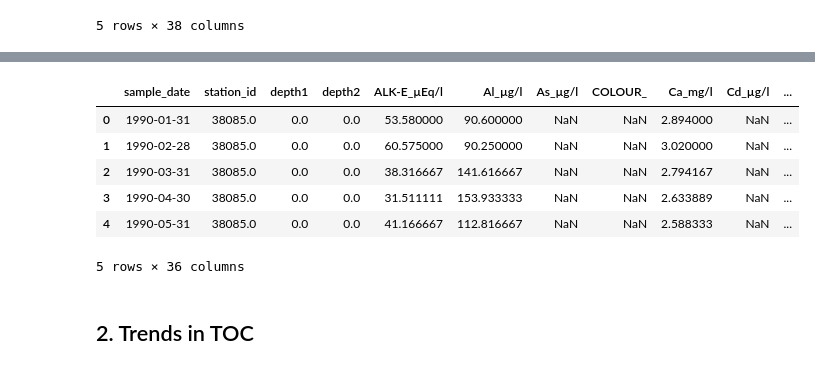
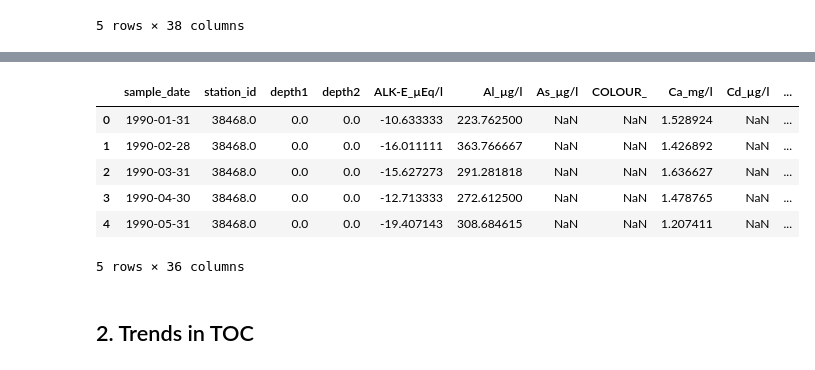
Before and after one commit to JamesSample/icpw, a Jupyter notebook: prophet_test.ipynb, the cells around one changed output, grey strips where cells are left out. Saved outputs shown, nothing was run; the diff lists cells and outputs as text; code cells hidden in the pictures.

```diff
--- a/prophet_test.ipynb
+++ b/prophet_test.ipynb
@@ -12,8 +14,8 @@ Pick a station with long-term monitoring at fairly high frequency. `'CA01'` look
 # %%
 # Read data
 xl_path = r'../../update_autumn_2018/results/all_chem_1990-2016.xlsx'
-df = pd.read_excel(xl_path, sheet_name='data')
-df.head()
+df_all = pd.read_excel(xl_path, sheet_name='data')
+df_all.head()
 # %% [output]
 |  | station_id | station_code | station_name | sample_date | depth1 | depth2 | ALK-E_µEq/l | Al_µg/l | As_µg/l | ... |
 | 0 | 38085 | Tr18_CA01 | Ontario, Algoma Region, Batchawan... | 1990-01-03 | 0 | 0 | 50.5 | 86.6 | NaN | ... |
@@ -25,16 +49,19 @@ df.head()
 # %%
-# Resample to monthly for CA01
-df = df.query('station_id == 38085')
+# Choose site
+stn = 'Tr18_US_0143400680'
+
+# Resample to monthly for chosen site
+df = df_all.query('station_code == @stn')
 df.index = df['sample_date']
 df = df.resample('M').mean().reset_index()
 df.head()
 # %% [output]
 |  | sample_date | station_id | depth1 | depth2 | ALK-E_µEq/l | Al_µg/l | As_µg/l | COLOUR_ | Ca_mg/l | Cd_µg/l | ... |
-| 0 | 1990-01-31 | 38085.0 | 0.0 | 0.0 | 53.580000 | 90.600000 | NaN | NaN | 2.894000 | NaN | ... |
-| 1 | 1990-02-28 | 38085.0 | 0.0 | 0.0 | 60.575000 | 90.250000 | NaN | NaN | 3.020000 | NaN | ... |
-| 2 | 1990-03-31 | 38085.0 | 0.0 | 0.0 | 38.316667 | 141.616667 | NaN | NaN | 2.794167 | NaN | ... |
-| 3 | 1990-04-30 | 38085.0 | 0.0 | 0.0 | 31.511111 | 153.933333 | NaN | NaN | 2.633889 | NaN | ... |
-| 4 | 1990-05-31 | 38085.0 | 0.0 | 0.0 | 41.166667 | 112.816667 | NaN | NaN | 2.588333 | NaN | ... |
+| 0 | 1990-01-31 | 38468.0 | 0.0 | 0.0 | -10.633333 | 223.762500 | NaN | NaN | 1.528924 | NaN | ... |
+| 1 | 1990-02-28 | 38468.0 | 0.0 | 0.0 | -16.011111 | 363.766667 | NaN | NaN | 1.426892 | NaN | ... |
+| 2 | 1990-03-31 | 38468.0 | 0.0 | 0.0 | -15.627273 | 291.281818 | NaN | NaN | 1.636627 | NaN | ... |
+| 3 | 1990-04-30 | 38468.0 | 0.0 | 0.0 | -12.713333 | 272.612500 | NaN | NaN | 1.478765 | NaN | ... |
+| 4 | 1990-05-31 | 38468.0 | 0.0 | 0.0 | -19.407143 | 308.684615 | NaN | NaN | 1.207411 | NaN | ... |
 5 rows × 36 columns
 # %% [markdown]
 ## 2. Trends in TOC
```
Also changed, not shown: parts of 12 cells of this notebook.
